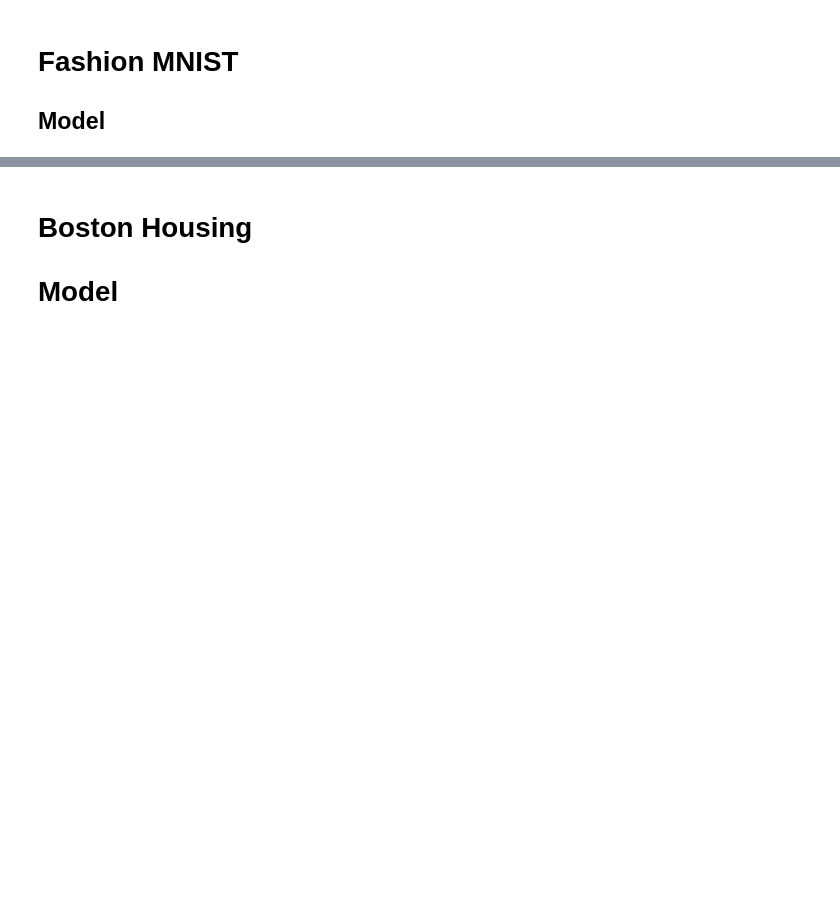
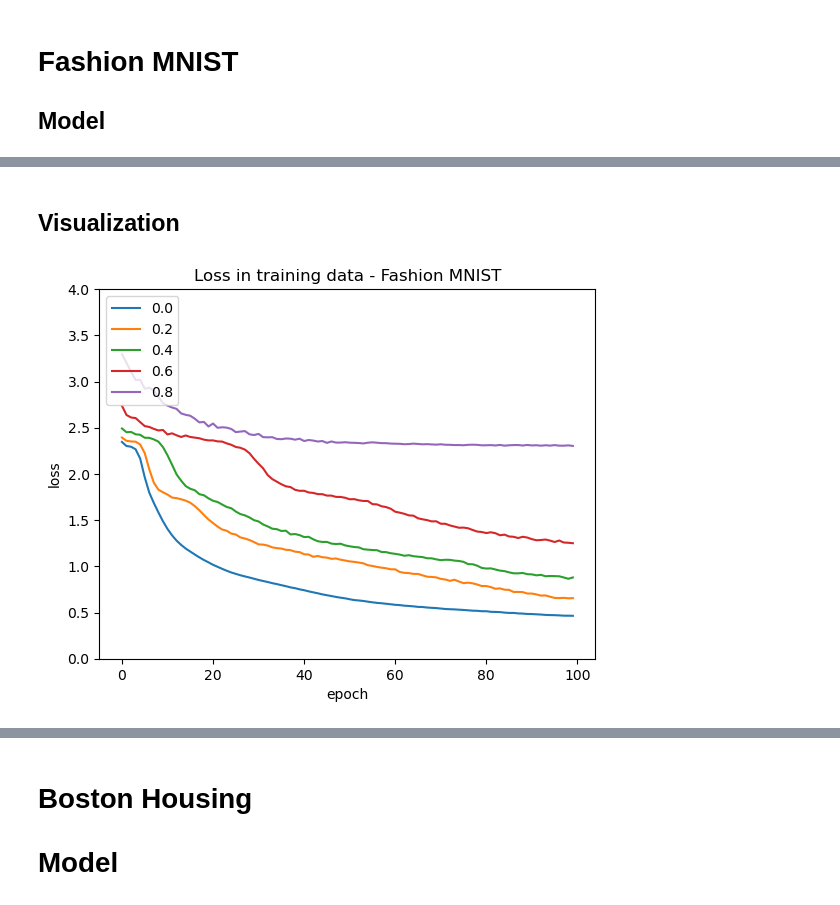
Before and after one commit to vatsashah45/Dropout-in-Neural-Networks, a Jupyter notebook: FinalCodeFiles/Models.ipynb, the cells around one changed output, grey strips where cells are left out. Drawn from its saved outputs; the diff is of its cells as text; code cells hidden in the pictures; blank space fills up the shorter version.

Commit message:
Fashion and Boston

```diff
--- a/FinalCodeFiles/Models.ipynb
+++ b/FinalCodeFiles/Models.ipynb
@@ -1024,0 +1028,23 @@ gc.collect()
+# %% [markdown]
+## Visualization
+# %%
+score0 = json.load(open('./Results/Experiment0-FASHION', 'r'))
+score2 = json.load(open('./Results/Experiment2-FASHION', 'r'))
+score4 = json.load(open('./Results/Experiment4-FASHION', 'r'))
+score6 = json.load(open('./Results/Experiment6-FASHION', 'r'))
+score8 = json.load(open('./Results/Experiment8-FASHION', 'r'))
+# %%
+plt.figure(1)
+plt.plot(score0['loss'])
+plt.plot(score2['loss'])
+plt.plot(score4['loss'])
+plt.plot(score6['loss'])
+plt.plot(score8['loss'])
+plt.title('Loss in training data - Fashion MNIST')
+plt.ylabel('loss')
+plt.xlabel('epoch')
+plt.legend(['0.0','0.2','0.4','0.6','0.8'], loc='upper left')
+plt.ylim([0.0,4.0])
+plt.show()
+# %% [output]
+[figure, added]
```
Also changed, not shown: parts of 15 cells of this notebook, 10 other files.
